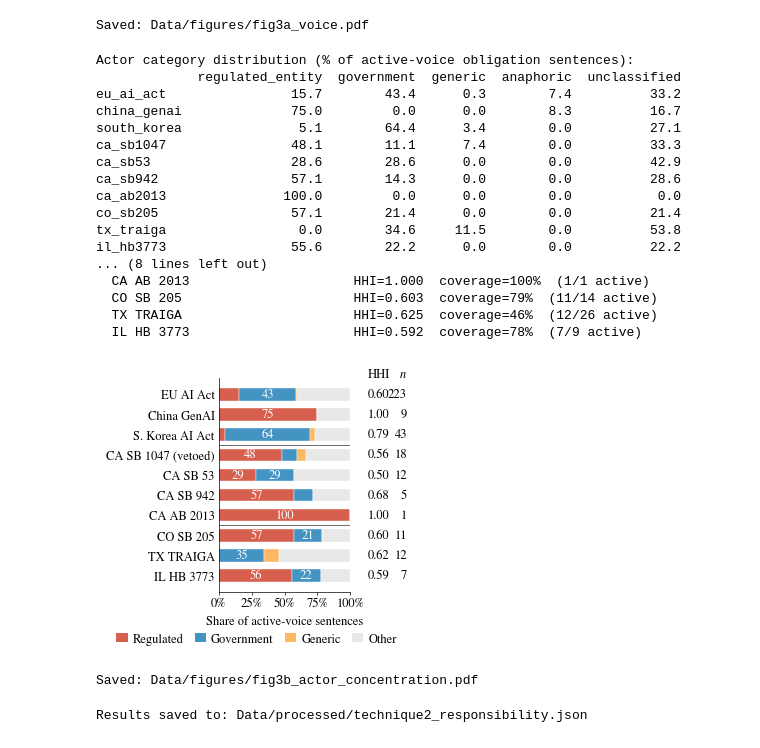
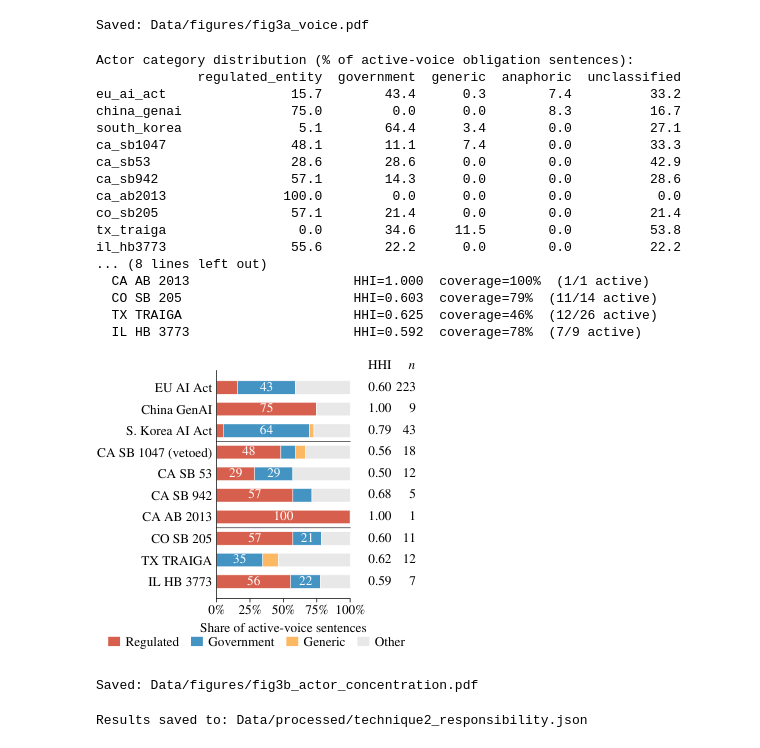
Before and after one commit to ps-research/The-Language-of-AI-Liability, a Jupyter notebook: Responsibility_Attribution_Analysis.ipynb, the cells around one changed output. Cells and saved outputs as stored; diff of their text form; code cells hidden in the pictures.

Commit message:
Figure 3b: separate the HHI and n columns

```diff
--- a/Responsibility_Attribution_Analysis.ipynb
+++ b/Responsibility_Attribution_Analysis.ipynb
@@ -446,37 +446,37 @@ rows = []
 for l in LAW_ORDER:
     cc, ta = actor_results[l]["category_counts"], actor_results[l]["total_active"]
     r = {k: cc.get(k, 0) / ta * 100 for k in AC}
     r["other"] = 100 - sum(r.values())
     rows.append(r)
-fig, (ax, tx) = plt.subplots(1, 2, figsize=(W, 2.85), sharey=True, gridspec_kw={"width_ratios": [3.3, 1]})
+fig, (ax, tx) = plt.subplots(1, 2, figsize=(W, 2.85), sharey=True, gridspec_kw={"width_ratios": [3.0, 1]})
 stacked(ax, rows, [*AC, "other"], {**AC, "other": "#e8e8e8"}, ["Regulated", "Government", "Generic", "Other"],
         label_cats=set(AC), ncol=4)
 ax.set_xlabel("Share of active-voice sentences")
 tx.set_xlim(0, 1); tx.axis("off")
-tx.text(0.02, -1.0, "HHI", ha="left", va="center"); tx.text(1.0, -1.0, "$n$", ha="right", va="center")
+tx.text(0.45, -1.0, "HHI", ha="right", va="center"); tx.text(1.0, -1.0, "$n$", ha="right", va="center")
 for i, l in enumerate(LAW_ORDER):
-    tx.text(0.02, i, f"{actor_results[l]['hhi']:.2f}", ha="left", va="center")
+    tx.text(0.45, i, f"{actor_results[l]['hhi']:.2f}", ha="right", va="center")
     tx.text(1.0, i, f"{actor_results[l]['classified_real_actors']}", ha="right", va="center")
 save(fig, "fig3b_actor_concentration.pdf")
 # %% [output]
 Actor category distribution (% of active-voice obligation sentences):
              regulated_entity  government  generic  anaphoric  unclassified
 eu_ai_act                15.7        43.4      0.3        7.4          33.2
 china_genai              75.0         0.0      0.0        8.3          16.7
 south_korea               5.1        64.4      3.4        0.0          27.1
 ca_sb1047                48.1        11.1      7.4        0.0          33.3
 ca_sb53                  28.6        28.6      0.0        0.0          42.9
 ca_sb942                 57.1        14.3      0.0        0.0          28.6
 ca_ab2013               100.0         0.0      0.0        0.0           0.0
 co_sb205                 57.1        21.4      0.0        0.0          21.4
 tx_traiga                 0.0        34.6     11.5        0.0          53.8
 il_hb3773                55.6        22.2      0.0        0.0          22.2
 ... (8 lines left out)
   CA AB 2013                     HHI=1.000  coverage=100%  (1/1 active)
   CO SB 205                      HHI=0.603  coverage=79%  (11/14 active)
   TX TRAIGA                      HHI=0.625  coverage=46%  (12/26 active)
   IL HB 3773                     HHI=0.592  coverage=78%  (7/9 active)
-[figure, old version]
+[figure, new version]
 Saved: Data/figures/fig3b_actor_concentration.pdf
 # %%
 # ── Export results ──
```
Also changed, not shown: 1 other file.
